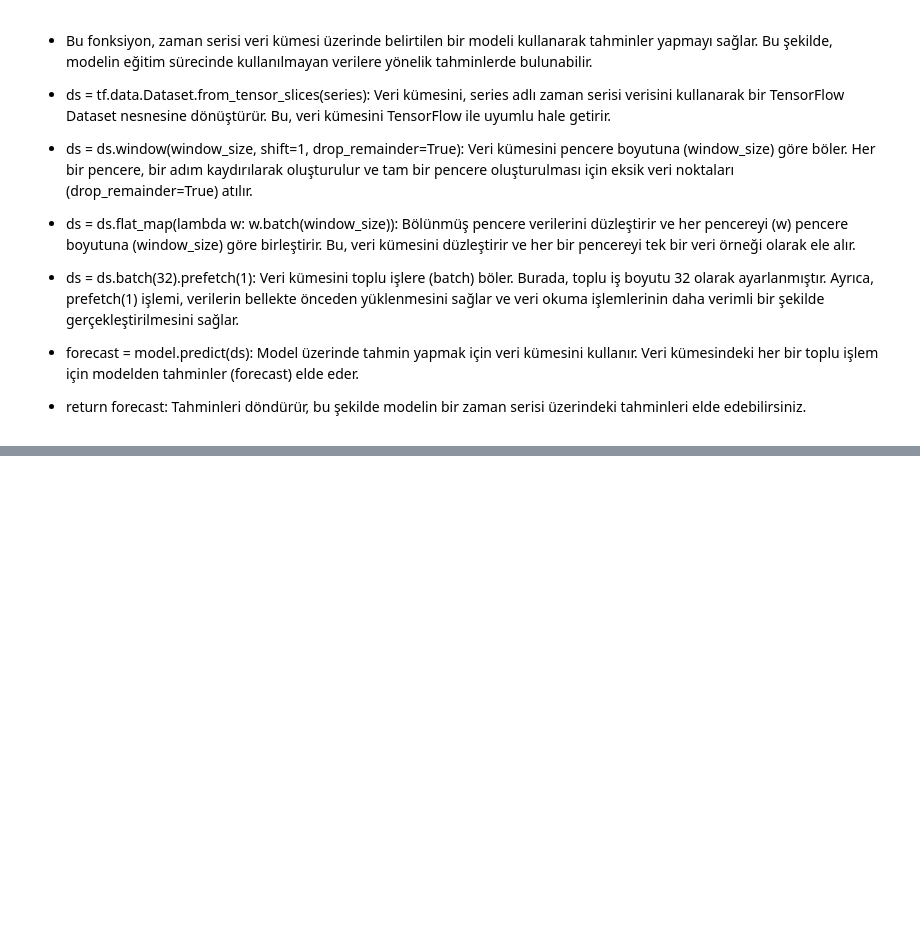
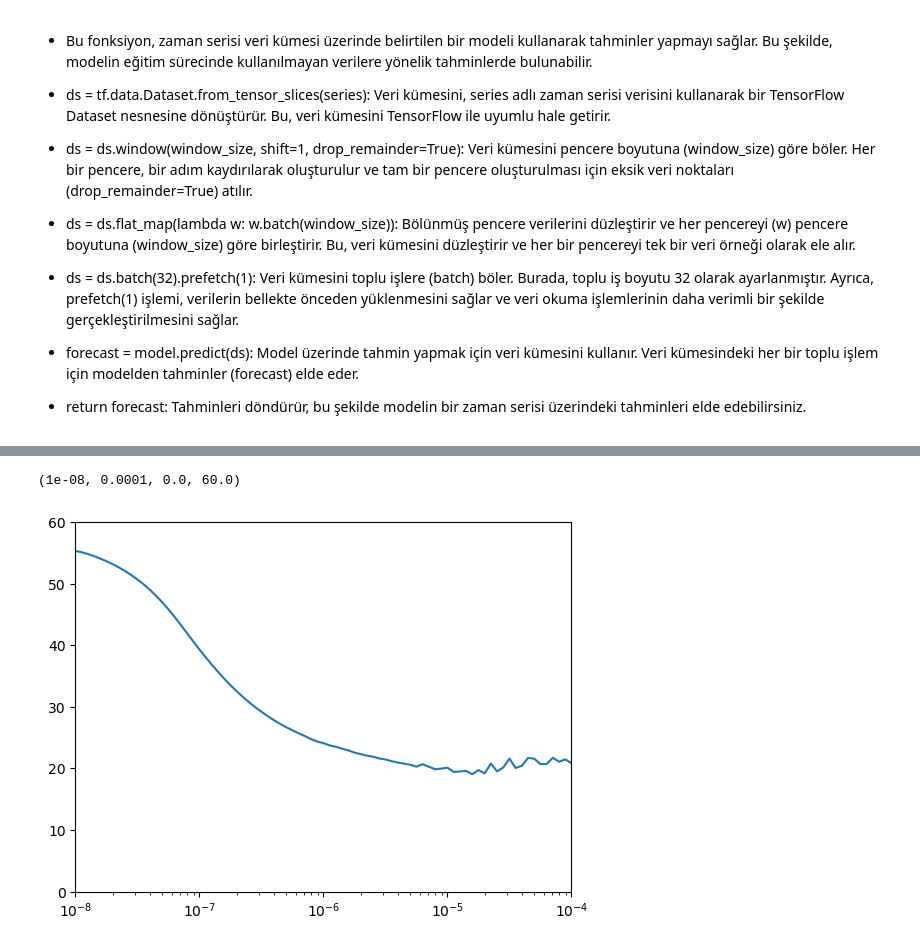
Before and after one commit to whitemithrandir/Machine_Learning_Project, a Jupyter notebook: Time Series/LSTMs and DNN for Time Series.ipynb, the cells around one changed output, grey strips where cells are left out. Cells and saved outputs as stored; diff of their text form; code cells hidden in the pictures; blank space fills up the shorter version.

```diff
--- a/Time Series/LSTMs and DNN for Time Series.ipynb
+++ b/Time Series/LSTMs and DNN for Time Series.ipynb
@@ -95,3 +109,12 @@ array([3000, 3001, 3002, 3003, 3004, 3005, 3006, 3007, 3008, 3009, 3010,
+# %%
+def windowed_dataset(series, window_size, batch_size, shuffle_buffer):
+    series = tf.expand_dims(series, axis=-1)
+    ds = tf.data.Dataset.from_tensor_slices(series)
+    ds = ds.window(window_size + 1, shift=1, drop_remainder=True)
+    ds = ds.flat_map(lambda w: w.batch(window_size + 1))
+    ds = ds.shuffle(shuffle_buffer)
+    ds = ds.map(lambda w: (w[:-1], w[1:]))
+    return ds.batch(batch_size).prefetch(1)
 # %% [markdown]
 * Bu fonksiyon, zaman serisi veri kümesi üzerinde belirtilen bir modeli kullanarak tahminler yapmayı sağlar. Bu şekilde, modelin eğitim sürecinde kullanılmayan verilere yönelik tahminlerde bulunabilir.
 
@@ -146,0 +206,6 @@ history = model.fit(train_set, epochs=100, callbacks=[lr_schedule])
+# %%
+plt.semilogx(history.history["lr"], history.history["loss"])
+plt.axis([1e-8, 1e-4, 0, 60])
+# %% [output]
+(1e-08, 0.0001, 0.0, 60.0)
+[figure, added]
```
Also changed, not shown: parts of 10 cells of this notebook.
